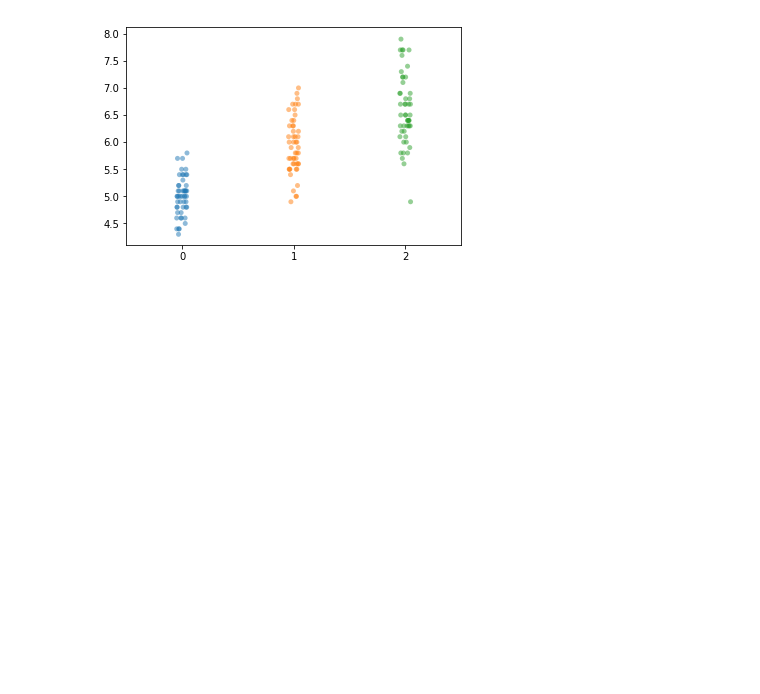
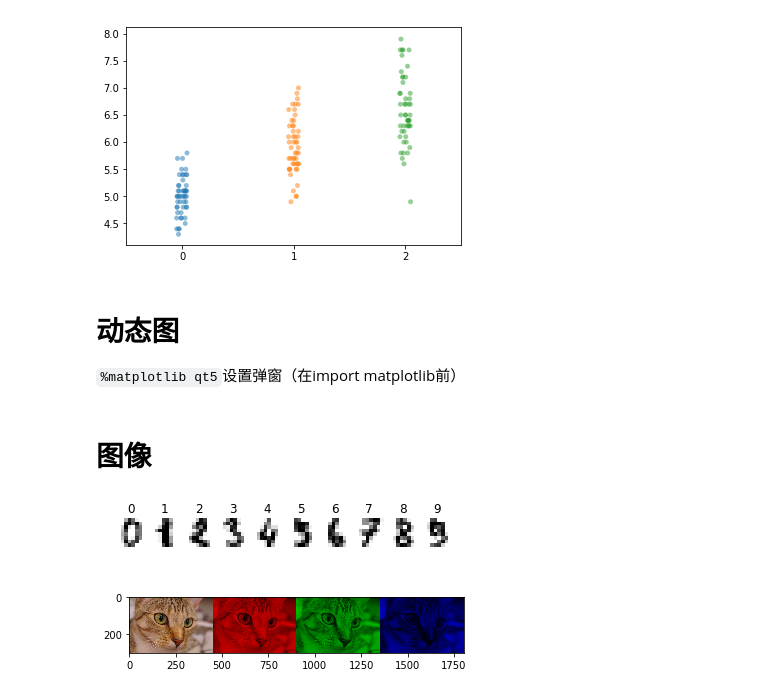
Before and after one commit to AryeYellow/PyProjects, a Jupyter notebook: DataScience/Visualization.ipynb, the cells around one changed output. Cells and saved outputs as stored; diff of their text form; code cells hidden in the pictures; blank space fills up the shorter version.

```diff
--- a/DataScience/Visualization.ipynb
+++ b/DataScience/Visualization.ipynb
@@ -159,3 +159,55 @@ seaborn.stripplot(y, x, alpha=0.5, jitter=0.05)
 mp.show()
 # %% [output]
 [figure]
+# %% [markdown]
+# 动态图
+`%matplotlib qt5`设置弹窗（在import matplotlib前）
+# %%
+%matplotlib qt5
+import matplotlib.pyplot as mp
+fig, ax = mp.subplots()
+x = list(range(1, 50))
+for i in range(2, 51):
+    ax.cla()  # 清除
+    ax.bar(x[:i], x[:i])  # 绘图
+    mp.pause(.02)  # 限时展示（设置停留时间）
+# %%
+%matplotlib qt5
+import matplotlib.pyplot as mp, numpy as np
+
+mp.axis([-8, 8, -1, 1])
+x = np.linspace(-8, 8, 400)
+y = np.sin(x)
+
+for i in range(400):
+    mp.scatter(x[i], y[i], 1, c='b')
+    mp.pause(1e-9)
+# %% [markdown]
+# 图像
+# %%
+digits = load_digits()
+images, target, data = digits.images, digits.target, digits.data
+for i in range(10):
+    mp.subplot(1, 10, i + 1)
+    mp.axis('off')
+    mp.imshow(images[i], cmap=mp.cm.gray_r)
+    mp.title(target[i])
+mp.show()
+# %% [output]
+[figure, added]
+# %%
+from skimage import data  # conda install pillow
+cat = data.chelsea()
+# RGB通道
+cat_R = cat.copy()  # 红色通道
+cat_R[:, :, 1] = cat_R[:, :, 2] = 0  # 绿、蓝通道像素设0
+cat_G = cat.copy()  # 绿色通道
+cat_G[:, :, 0] = cat_G[:, :, 2] = 0  # 红、蓝通道像素设0
+cat_B = cat.copy()  # 蓝色通道
+cat_B[:, :, 0] = cat_B[:, :, 1] = 0  # 红、绿通道像素设0
+# 可视化
+plot_image = np.concatenate((cat, cat_R, cat_G, cat_B), axis=1)
+mp.imshow(plot_image)
+mp.show()
+# %% [output]
+[figure, added]
```
Also changed, not shown: parts of 1 cell of this notebook.
